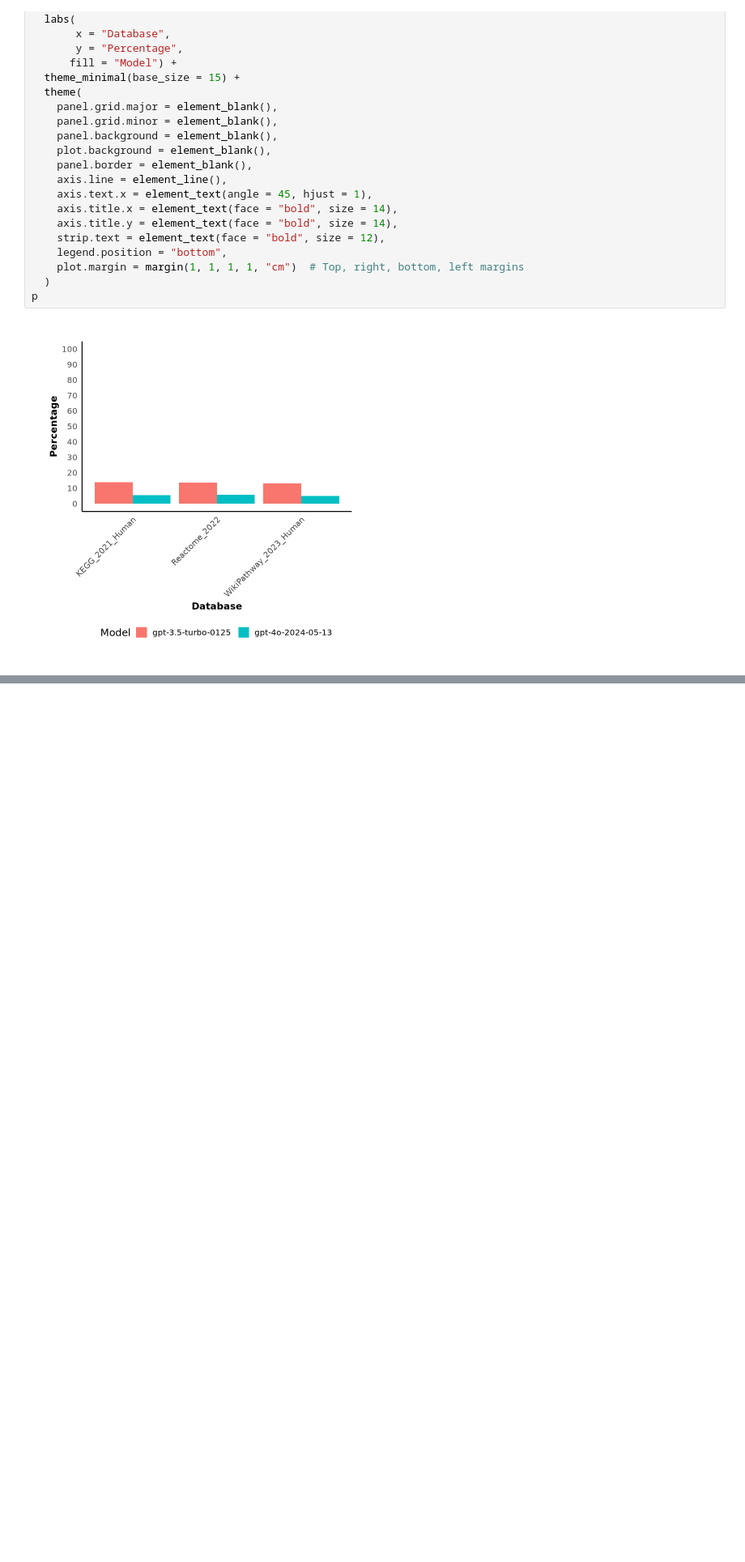
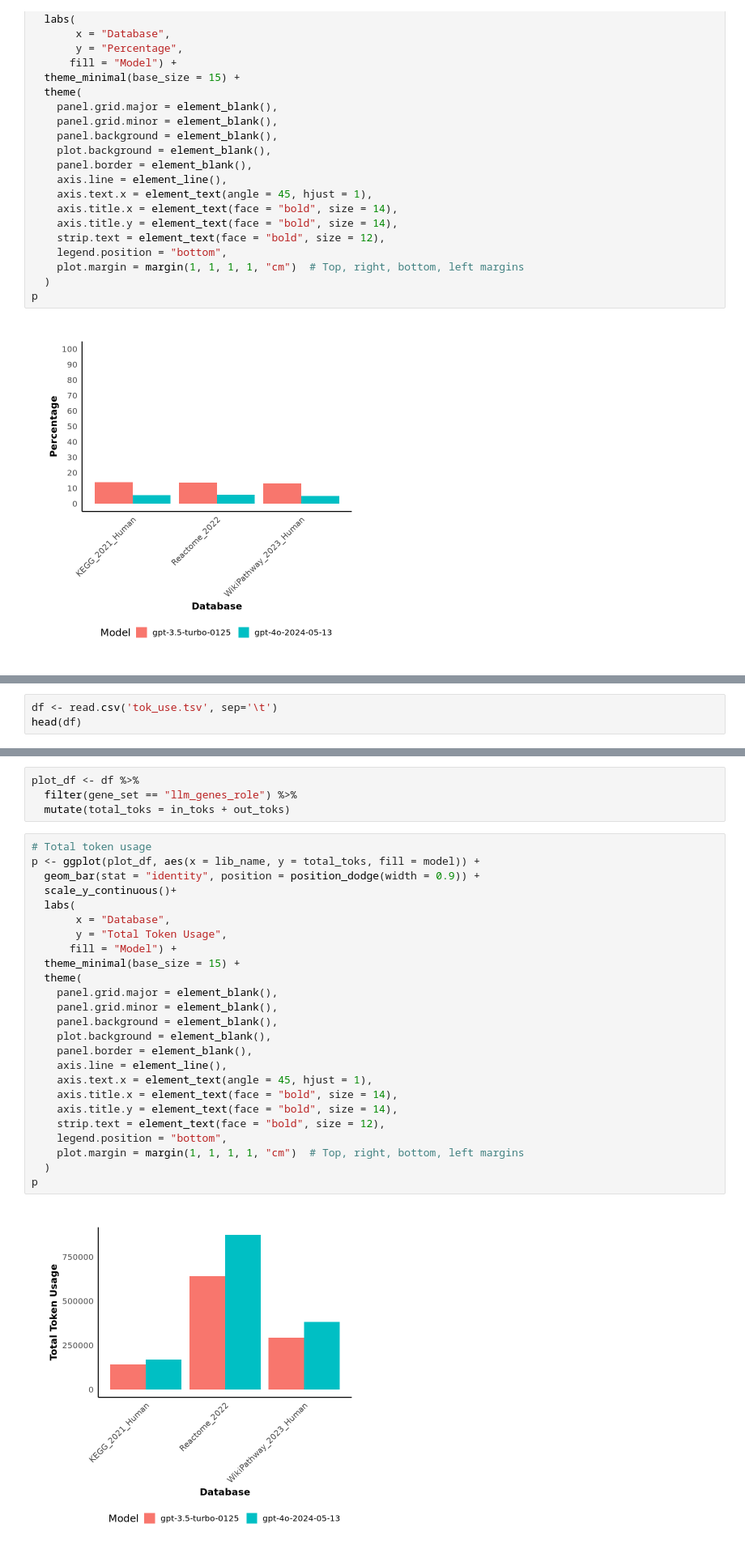
Before and after one commit to Alector-BIO/llm2geneset, a Jupyter notebook: notebooks/figures.ipynb, the cells around one changed output, grey strips where cells are left out. Shown at 81% size. Saved outputs shown, nothing was run; the diff lists cells and outputs as text; blank space fills up the shorter version.

Commit message:
token usage, for prompt with role

```diff
--- a/notebooks/figures.ipynb
+++ b/notebooks/figures.ipynb
@@ -396,0 +397,3 @@ p
+# %%
+df <- read.csv('tok_use.tsv', sep='\t')
+head(df)
@@ -396,0 +410,31 @@ p
+# %%
+plot_df <- df %>%
+  filter(gene_set == "llm_genes_role") %>%
+  mutate(total_toks = in_toks + out_toks)
+# %%
+# Total token usage
+p <- ggplot(plot_df, aes(x = lib_name, y = total_toks, fill = model)) +
+  geom_bar(stat = "identity", position = position_dodge(width = 0.9)) +
+  scale_y_continuous()+
+  labs(
+       x = "Database",
+       y = "Total Token Usage",
+      fill = "Model") +
+  theme_minimal(base_size = 15) +
+  theme(
+    panel.grid.major = element_blank(),
+    panel.grid.minor = element_blank(),
+    panel.background = element_blank(),
+    plot.background = element_blank(),
+    panel.border = element_blank(),
+    axis.line = element_line(),
+    axis.text.x = element_text(angle = 45, hjust = 1),
+    axis.title.x = element_text(face = "bold", size = 14),
+    axis.title.y = element_text(face = "bold", size = 14),
+    strip.text = element_text(face = "bold", size = 12),
+    legend.position = "bottom",
+    plot.margin = margin(1, 1, 1, 1, "cm")  # Top, right, bottom, left margins
+  )
+p
+# %% [output]
+[figure, added]
```
Also changed, not shown: parts of 4 cells of this notebook.
